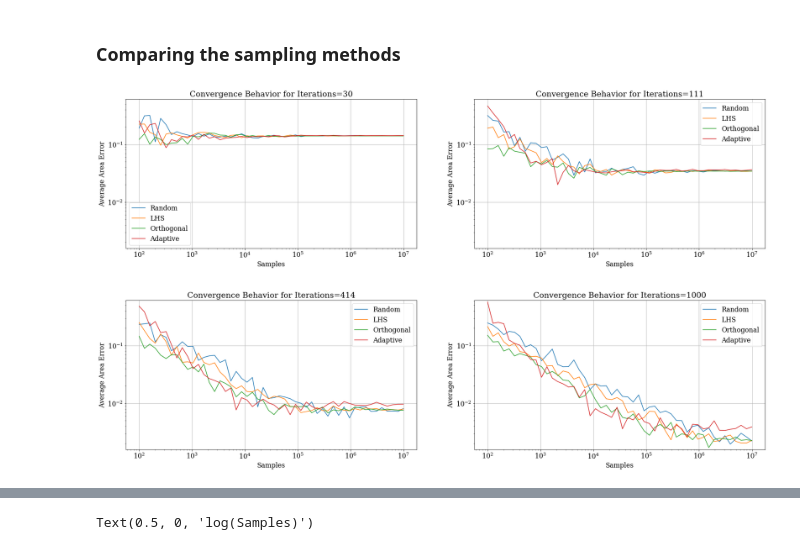
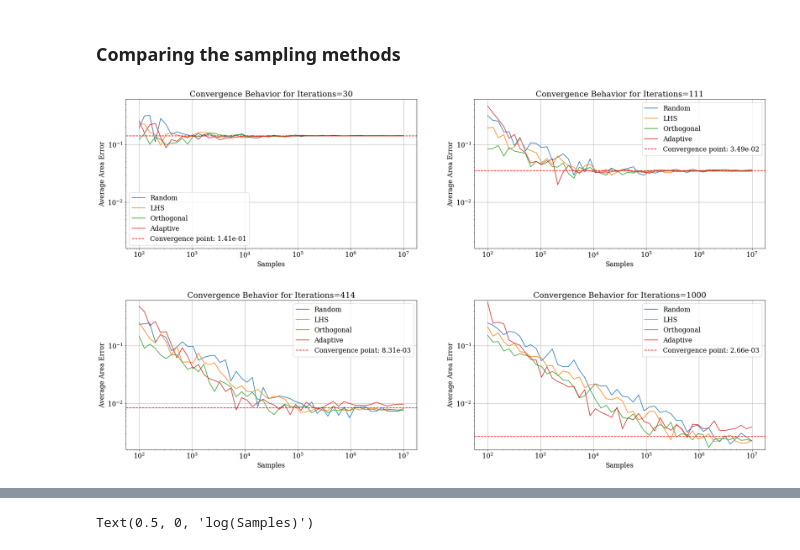
Before and after one commit to reqctoe/STSIM_ass1, a Jupyter notebook: ElinevandeLagemaat_11892900_AdrianRuesink_12195669_EzradeCleen_12042137.ipynb, the cells around one changed output, grey strips where cells are left out. Cells and saved outputs as stored; diff of their text form; code cells hidden in the pictures.

```diff
--- a/ElinevandeLagemaat_11892900_AdrianRuesink_12195669_EzradeCleen_12042137.ipynb
+++ b/ElinevandeLagemaat_11892900_AdrianRuesink_12195669_EzradeCleen_12042137.ipynb
@@ -640,32 +645,37 @@ max_val= np.max(maxs)
 # %%
 iterations = np.linspace(10,1000,50, dtype=int)
 samples = np.logspace(2, 7, 50, dtype=int)
 fixed_i_indices = [1, 5, 20, 49]  # Example indices
 
 # Creating subplots
 fig, axs = plt.subplots(2, 2, figsize=[25, 15], gridspec_kw={'width_ratios': [1, 1]})
 fig.tight_layout(pad=6.0)
 
 # Common y-axis range for all plots (example range, adjust as needed)
 combined_data = np.concatenate([rand_areas, LHS_areas, ortho_areas, adapt_areas])
 y_min, y_max = np.min(combined_data), np.max(combined_data)
 
 for i in range(2):
     for j in range(2):
         index = i * 2 + j
+
         axs[i, j].semilogx(samples, rand_areas[fixed_i_indices[index], :], '-', label='Random')
         axs[i, j].semilogx(samples, LHS_areas[fixed_i_indices[index], :], '-', label='LHS')
         axs[i, j].semilogx(samples, ortho_areas[fixed_i_indices[index], :], '-', label='Orthogonal')
         axs[i, j].semilogx(samples, adapt_areas[fixed_i_indices[index], :], '-', label='Adaptive')
+
+        convergence_point = np.mean([rand_areas[fixed_i_indices[index], 49], LHS_areas[fixed_i_indices[index], 49], ortho_areas[fixed_i_indices[index], 49], adapt_areas[fixed_i_indices[index], 49]])
+
+        axs[i, j].axhline(y=convergence_point, color='red', linestyle='--', label = f'Convergence point: {convergence_point:.2e}')
+
         axs[i, j].set_title(f'Convergence Behavior for Iterations={iterations[fixed_i_indices[index]]}')
         axs[i, j].set_xlabel('Samples')
         axs[i, j].set_ylabel('Average Area Error')
         axs[i, j].set_yscale('log')
         axs[i, j].set_ylim(y_min, y_max)
         axs[i, j].grid(True)
         axs[i, j].legend()
-
-plt.savefig("convergence_all.png",dpi= 1000)
+plt.savefig("convergence_all.png",dpi=400)
 plt.show()
 # %% [output]
-[figure, old version]
+[figure, new version]
```
Also changed, not shown: parts of 4 cells of this notebook, 2 other files.
